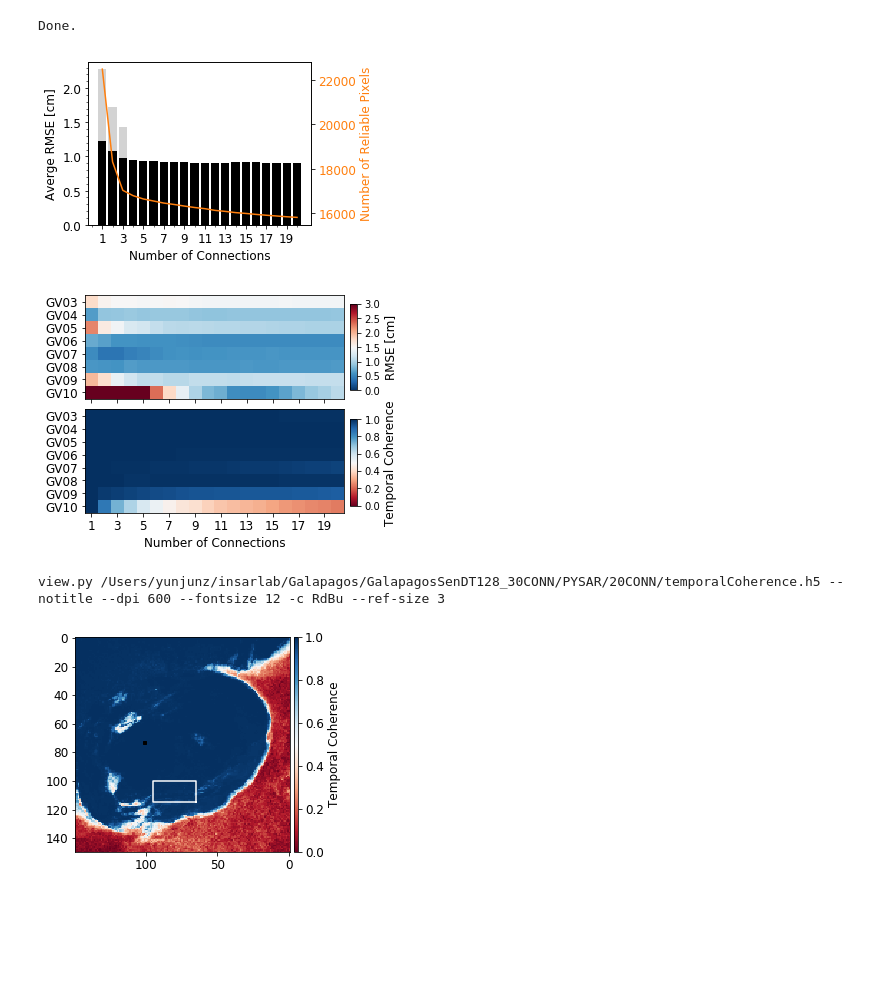
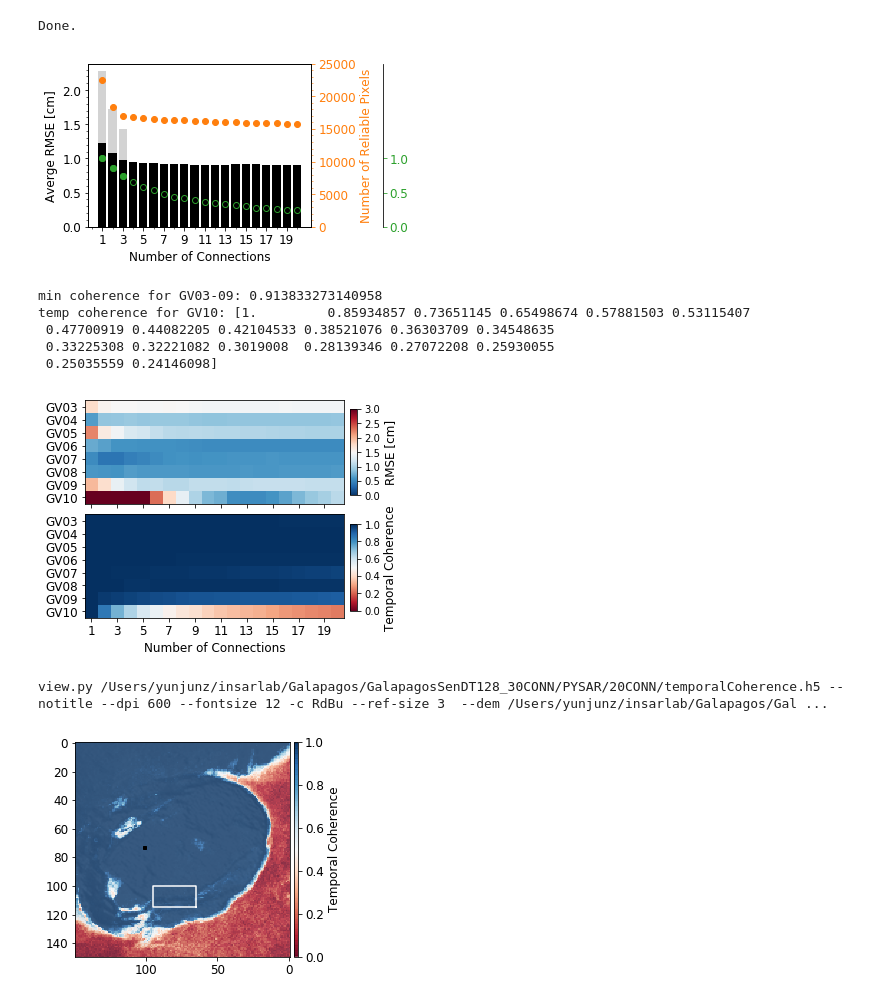
Before and after one commit to geodesymiami/Yunjun_et_al-2019-MintPy, a Jupyter notebook: Fig_12_network_redundancy.ipynb, the cells around one changed output. Drawn from its saved outputs; the diff is of its cells as text; code cells hidden in the pictures; blank space fills up the shorter version.

Commit message:
modified pysar_vs_giant

```diff
--- a/Fig_12_network_redundancy.ipynb
+++ b/Fig_12_network_redundancy.ipynb
@@ -88,39 +89,54 @@ Done.
 # %%
 ## Plot Figure 12
 
 sites1 = [i for i in site_names if i not in [ref_site]]
 sites2 = [i for i in site_names if i not in [ref_site, 'GV10']]
 rmse1 = read_data(sites1, min_tcoh=0.7)[0]
 rmse2 = read_data(sites2, min_tcoh=0.7)[0]
 
 # plot
 color = pp.mplColors[0]
 color = 'k'
 fig, ax = plt.subplots(figsize=[4, 3])
 ax.bar(x, np.nanmean(rmse1, axis=1), color='lightgray')
 ax.bar(x, np.nanmean(rmse2, axis=1), color=color)
 # axis format
 ax.set_xticks(np.arange(1, num_conn+1, 2));
 ax.xaxis.set_minor_locator(ticker.AutoMinorLocator(2))
 ax.yaxis.set_minor_locator(ticker.AutoMinorLocator())
 ax.tick_params(which='both', direction='out', labelsize=font_size)
 ax.tick_params(axis='y', labelcolor=color)
 ax.set_xlabel('Number of Connections', fontsize=font_size)
 ax.set_ylabel('Averge RMSE [cm]', fontsize=font_size, color=color)
 
-
 # ax2
 color = pp.mplColors[1]
-#color = 'crimson'
 ax2 = ax.twinx()
+ax2.plot(x, num_pixel, 'o', ms=6, color=color)
+ax2.set_ylim(bottom=0, top=25e3)
+ax2.yaxis.set_minor_locator(ticker.AutoMinorLocator())
 ax2.set_ylabel('Number of Reliable Pixels', fontsize=font_size, color=color)
-ax2.plot(x, num_pixel, color=color)
-ax2.tick_params(axis='y', labelsize=font_size, labelcolor=color)
+ax2.tick_params(which='both', axis='y', labelsize=font_size, colors=color)
 
-plt.savefig('avg_rmse_numPixel.png', bbox_inches='tight', transparent=True, dpi=fig_dpi)
+tcoh = read_data(sites1)[1]
+data = tcoh[:, sites1.index('GV10')]
+data2 = np.array(data)
+data2[data < 0.7] = np.nan
+# ax3
+color = pp.mplColors[2]
+ax3 = ax.twinx()
+ax3.spines['right'].set_position(('axes', 1.32))
+ax3.plot(x, data,  'o', ms=6, mec=color, mew=1, mfc='none')
+ax3.plot(x, data2, 'o', ms=6, mec=color, mew=1, mfc=color)
+ax3.set_ylim(ax.get_ylim())
+ax3.set_yticks(np.arange(0, 1.1, 0.5))
+#ax3.set_ylabel(r'$\gamma_{temp}$ - GV10', fontsize=font_size, color=color)
+ax3.tick_params(which='both', axis='y', labelsize=font_size, colors=color)
+
+#plt.savefig('avg_rmse_numPixel.png', bbox_inches='tight', transparent=True, dpi=fig_dpi)
 plt.show()
 # %% [output]
-[figure, old version]
+[figure, new version]
 # %%
 ## Plot Supp Figures
 site2plot = [i for i in site_names if i not in [ref_site]]
@@ -129,6 +145,9 @@ rmse, tcoh = read_data(site2plot)
 fig, axs = plt.subplots(nrows=2, ncols=1, figsize=[5, 4], sharex=True)
 im1 = axs[0].imshow(rmse.T, vmin=0, vmax=3, cmap='RdBu_r')
 im2 = axs[1].imshow(tcoh.T, vmin=0, vmax=1, cmap='RdBu')
+print('min coherence for GV03-09: {}'.format(np.min(tcoh.T[:-1,:])))
+print('temp coherence for GV10: {}'.format(tcoh.T[-1,:]))
+
 
 fig.subplots_adjust(hspace=0.1)
 cax1 = fig.add_axes([0.89, 0.55, 0.02, 0.3])
@@ -145,14 +164,20 @@ for ax in axs:
     ax.set_xticklabels(np.arange(1, num_conn+1, 2), fontsize=font_size);
 axs[1].set_xlabel('Number of Connections', fontsize=font_size)
 
-plt.savefig('rmse_tcoh.png', bbox_inches='tight', transparent=True, dpi=fig_dpi)
+#plt.savefig('rmse_tcoh.png', bbox_inches='tight', transparent=True, dpi=fig_dpi)
 plt.show()
 # %% [output]
+min coherence for GV03-09: 0.913833273140958
+temp coherence for GV10: [1.         0.85934857 0.73651145 0.65498674 0.57881503 0.53115407
+ 0.47700919 0.44082205 0.42104533 0.38521076 0.36303709 0.34548635
+ 0.33225308 0.32221082 0.3019008  0.28139346 0.27072208 0.25930055
+ 0.25035559 0.24146098]
 [figure]
 # %%
 ## Plot Supp Figure - Temporal Coherence with 20 conn
 tcoh_file = os.path.join(proj_dir, '20CONN/temporalCoherence.h5')
 tmpl_file = os.path.join(proj_dir, 'template.txt')
+geom_file = os.path.join(proj_dir, 'INPUTS/geometryRadar.h5')
 aoi = readfile.read_template(tmpl_file)['pysar.network.aoiYX']
 aoiy, aoix = aoi.split(',')
 y0, y1 = [int(i) for i in aoiy.split(':')]
@@ -161,6 +186,7 @@ x0, x1 = [int(i) for i in aoix.split(':')]
 fig, ax = plt.subplots(figsize=[4, 4])
 # call view.py to plot
 cmd = 'view.py {} --notitle --dpi 600 --fontsize 12 -c RdBu --ref-size 3 '.format(tcoh_file)
+cmd += ' --dem {} --dem-nocontour '.format(geom_file)
 print(cmd)
 d_v, atr, inps = view.prep_slice(cmd, print_msg=False)
 inps.cbar_label = "Temporal Coherence"
@@ -173,5 +199,5 @@ ax.plot(xx, yy, color='w')
 plt.savefig('tcoh_20conn.png', bbox_inches='tight', transparent=True, dpi=fig_dpi)
 plt.show()
 # %% [output]
-view.py /Users/yunjunz/insarlab/Galapagos/GalapagosSenDT128_30CONN/PYSAR/20CONN/temporalCoherence.h5 --notitle --dpi 600 --fontsize 12 -c RdBu --ref-size 3
+view.py /Users/yunjunz/insarlab/Galapagos/GalapagosSenDT128_30CONN/PYSAR/20CONN/temporalCoherence.h5 --notitle --dpi 600 --fontsize 12 -c RdBu --ref-size 3  --dem /Users/yunjunz/insarlab/Galapagos/Gal ...
-[figure, old version]
+[figure, new version]
```
Also changed, not shown: parts of 1 cell of this notebook, 5 other files.
